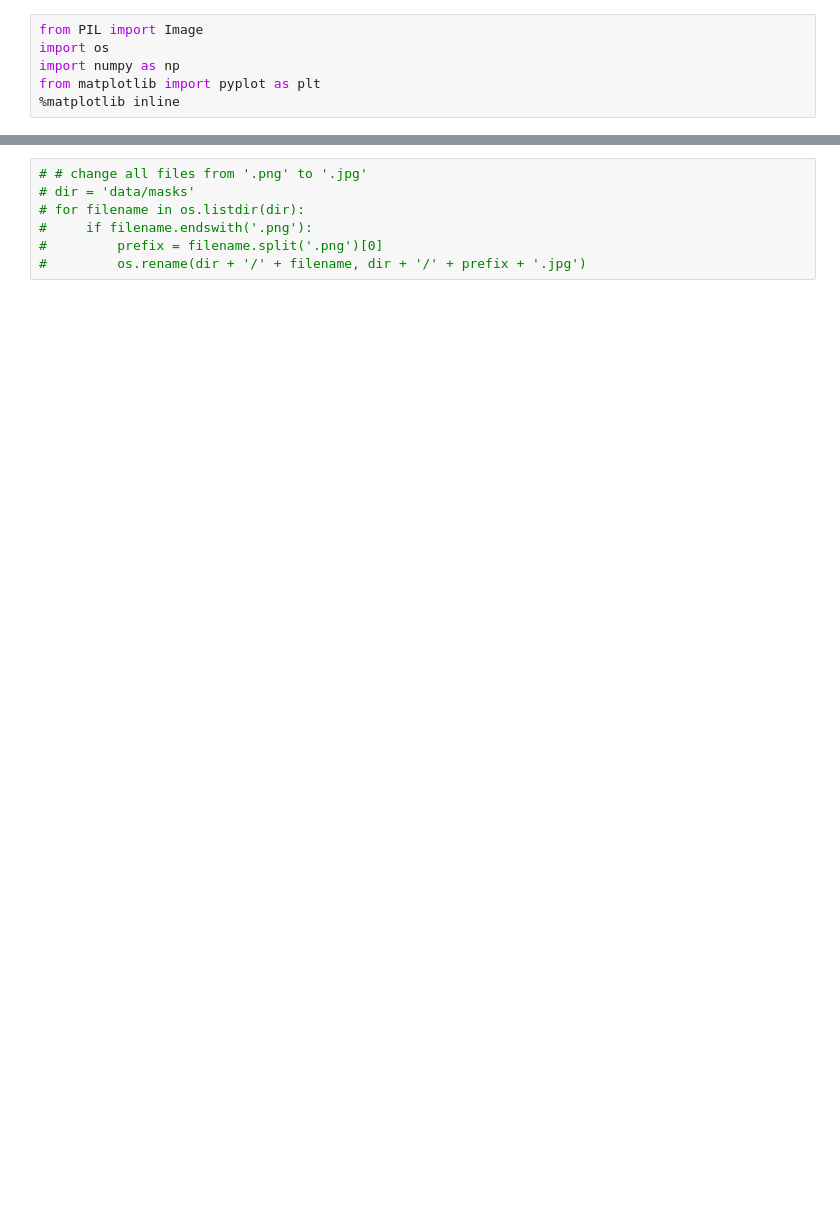
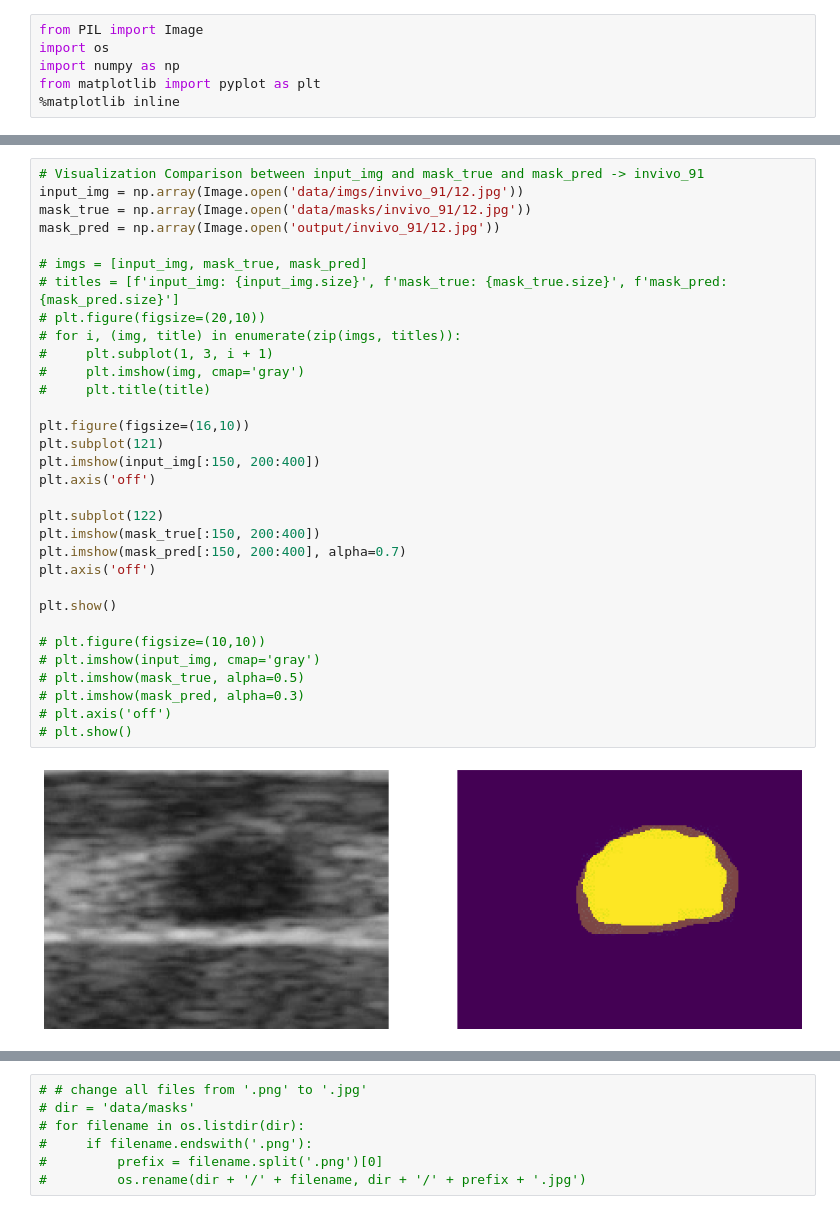
Before and after one commit to zhangjing1997/IV_Detection, a Jupyter notebook: UNet/eda_unet.ipynb, the cells around one changed output, grey strips where cells are left out. Drawn from its saved outputs; the diff is of its cells as text; blank space fills up the shorter version.

```diff
--- a/UNet/eda_unet.ipynb
+++ b/UNet/eda_unet.ipynb
@@ -6,0 +30,34 @@ from matplotlib import pyplot as plt
+# %%
+# Visualization Comparison between input_img and mask_true and mask_pred -> invivo_91
+input_img = np.array(Image.open('data/imgs/invivo_91/12.jpg'))
+mask_true = np.array(Image.open('data/masks/invivo_91/12.jpg'))
+mask_pred = np.array(Image.open('output/invivo_91/12.jpg'))
+
+# imgs = [input_img, mask_true, mask_pred]
+# titles = [f'input_img: {input_img.size}', f'mask_true: {mask_true.size}', f'mask_pred: {mask_pred.size}']
+# plt.figure(figsize=(20,10))
+# for i, (img, title) in enumerate(zip(imgs, titles)):
+#     plt.subplot(1, 3, i + 1)
+#     plt.imshow(img, cmap='gray')
+#     plt.title(title)
+
+plt.figure(figsize=(16,10))
+plt.subplot(121)
+plt.imshow(input_img[:150, 200:400])
+plt.axis('off')
+
+plt.subplot(122)
+plt.imshow(mask_true[:150, 200:400])
+plt.imshow(mask_pred[:150, 200:400], alpha=0.7)
+plt.axis('off')
+
+plt.show()
+
+# plt.figure(figsize=(10,10))
+# plt.imshow(input_img, cmap='gray')
+# plt.imshow(mask_true, alpha=0.5)
+# plt.imshow(mask_pred, alpha=0.3)
+# plt.axis('off')
+# plt.show()
+# %% [output]
+[figure, added]
```
Also changed, not shown: parts of 13 cells of this notebook, 9 other files.
